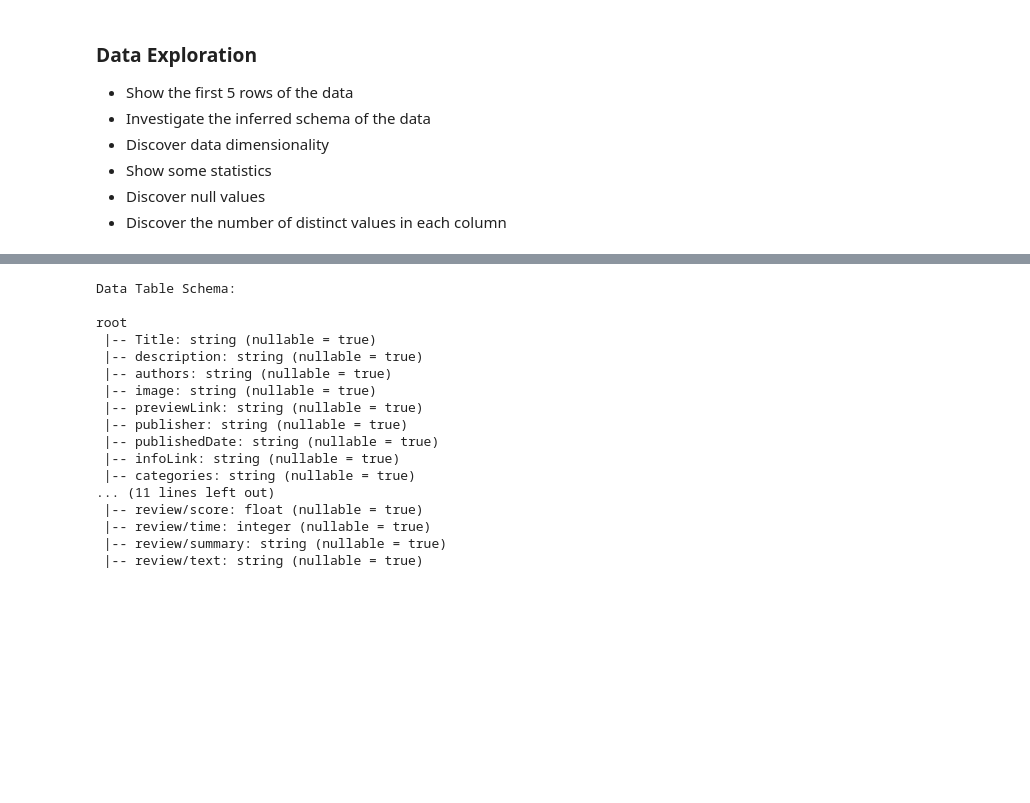
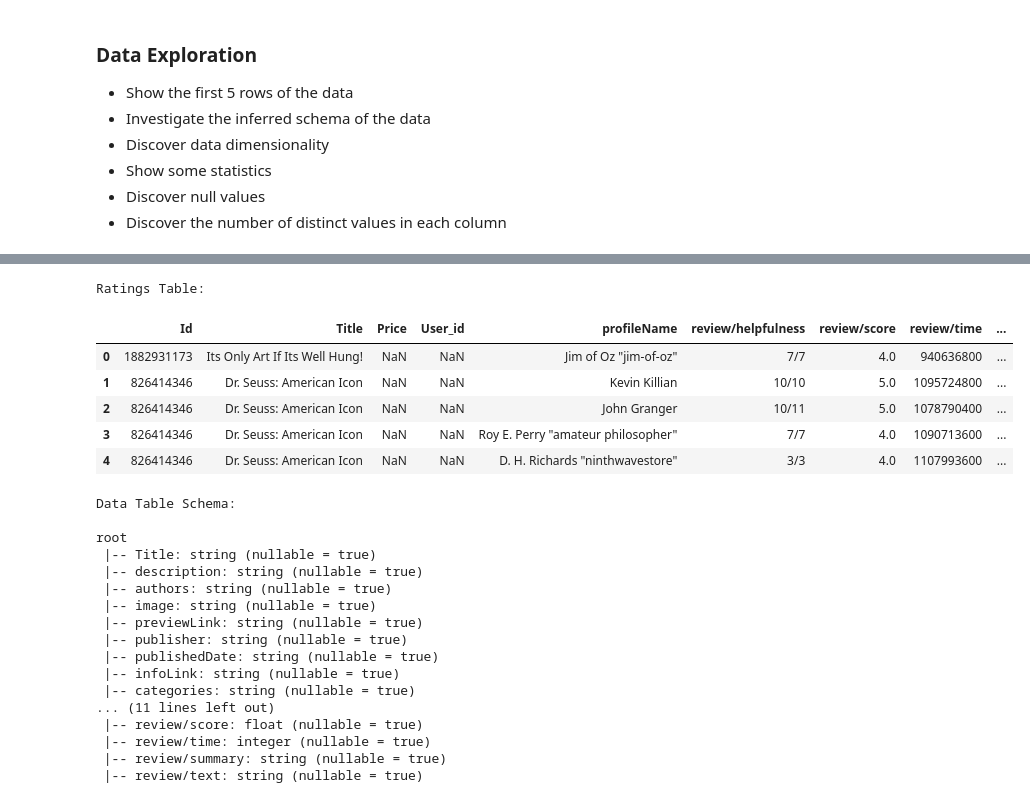
Before and after one commit to AndreaAlberti07/Amazon-books-reviews-ML, a Jupyter notebook: notebooks/spark/Spark_prior_analysis.ipynb, the cells around one changed output, grey strips where cells are left out. Cells and saved outputs as stored; diff of their text form; code cells hidden in the pictures; blank space fills up the shorter version.

```diff
--- a/notebooks/spark/Spark_prior_analysis.ipynb
+++ b/notebooks/spark/Spark_prior_analysis.ipynb
@@ -99,3 +90,14 @@ only showing top 5 rows
+# %%
+print('Ratings Table: \n')
+df_ratings.limit(5).toPandas()
+# %% [output]
+Ratings Table:
+|  | Id | Title | Price | User_id | profileName | review/helpfulness | review/score | review/time | ... |
+| 0 | 1882931173 | Its Only Art If Its Well Hung! | NaN | NaN | Jim of Oz "jim-of-oz" | 7/7 | 4.0 | 940636800 | ... |
+| 1 | 826414346 | Dr. Seuss: American Icon | NaN | NaN | Kevin Killian | 10/10 | 5.0 | 1095724800 | ... |
+| 2 | 826414346 | Dr. Seuss: American Icon | NaN | NaN | John Granger | 10/11 | 5.0 | 1078790400 | ... |
+| 3 | 826414346 | Dr. Seuss: American Icon | NaN | NaN | Roy E. Perry "amateur philosopher" | 7/7 | 4.0 | 1090713600 | ... |
+| 4 | 826414346 | Dr. Seuss: American Icon | NaN | NaN | D. H. Richards "ninthwavestore" | 3/3 | 4.0 | 1107993600 | ... |
 # %%
 #Investigate the schema
 print('Data Table Schema: \n')
```
Also changed, not shown: parts of 16 cells of this notebook.
